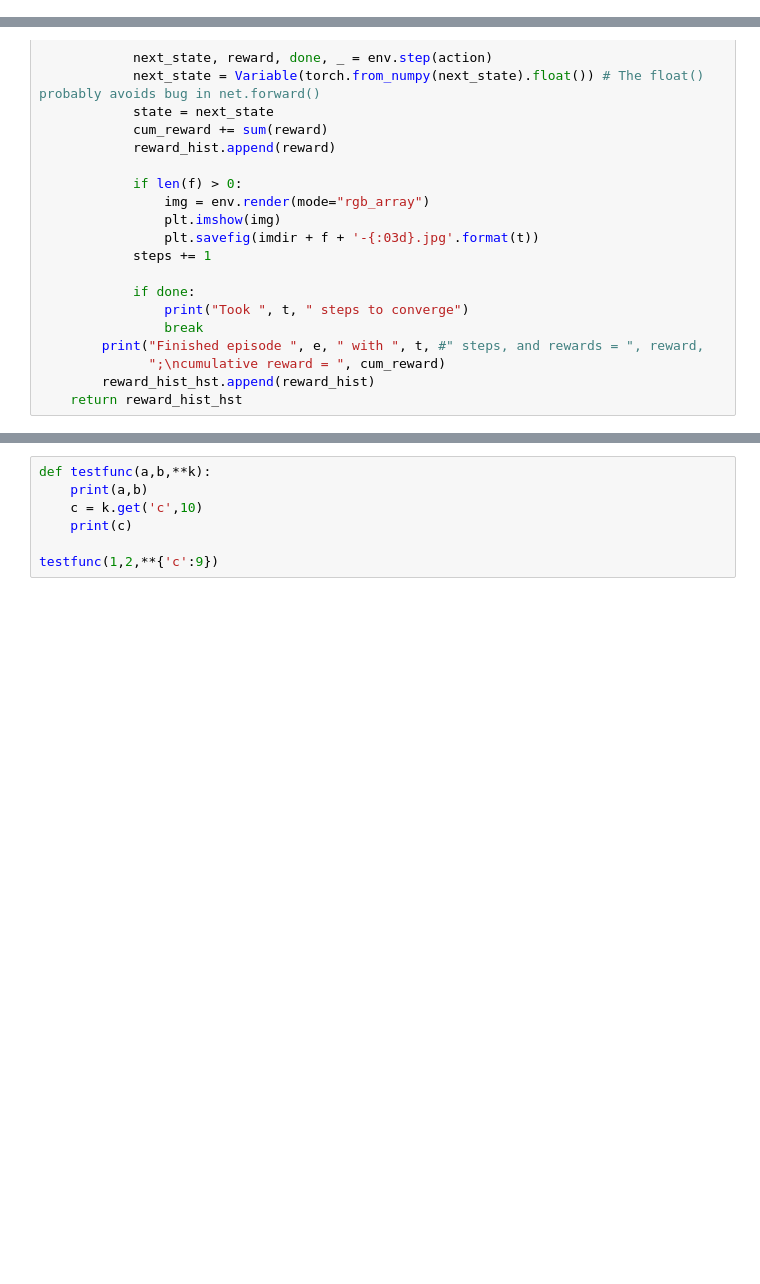
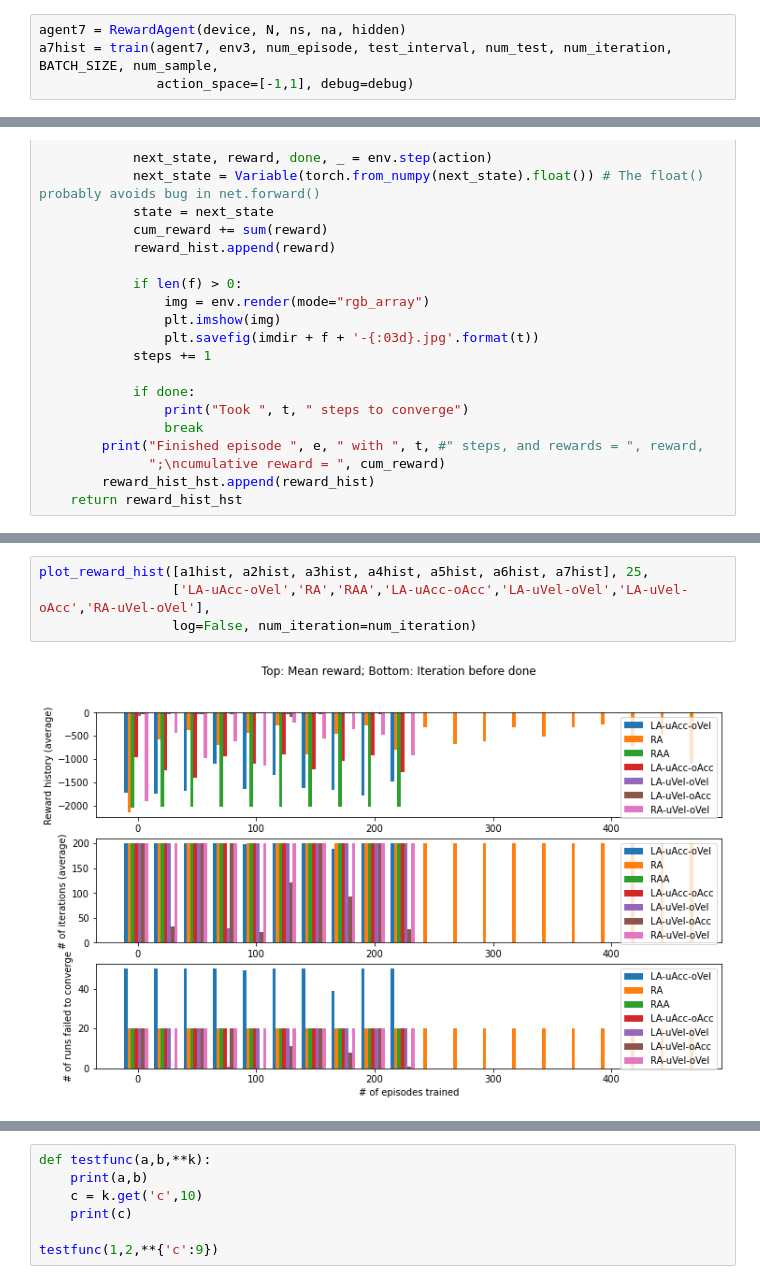
Before and after one commit to zhzhang2018/NN_MARL_experiments, a Jupyter notebook: torch_consensus.ipynb, the cells around one changed output, grey strips where cells are left out. Saved outputs shown, nothing was run; the diff lists cells and outputs as text; blank space fills up the shorter version.

```diff
--- a/torch_consensus.ipynb
+++ b/torch_consensus.ipynb
@@ -234,0 +268,4 @@ cumulative reward =  -4312.365083737929
+# %%
+agent7 = RewardAgent(device, N, ns, na, hidden)
+a7hist = train(agent7, env3, num_episode, test_interval, num_test, num_iteration, BATCH_SIZE, num_sample,
+               action_space=[-1,1], debug=debug)
@@ -374 +601,7 @@ plot_reward_hist([a1hist, a2hist, a3hist, a4hist], 25, ['RA-vel', 'RA-acc','RAA'
+# %%
+plot_reward_hist([a1hist, a2hist, a3hist, a4hist, a5hist, a6hist, a7hist], 25,
+                 ['LA-uAcc-oVel','RA','RAA','LA-uAcc-oAcc','LA-uVel-oVel','LA-uVel-oAcc','RA-uVel-oVel'],
+                 log=False, num_iteration=num_iteration)
+# %% [output]
+[figure, added]
 # %%
```
Also changed, not shown: parts of 24 cells of this notebook, 4 other files.
